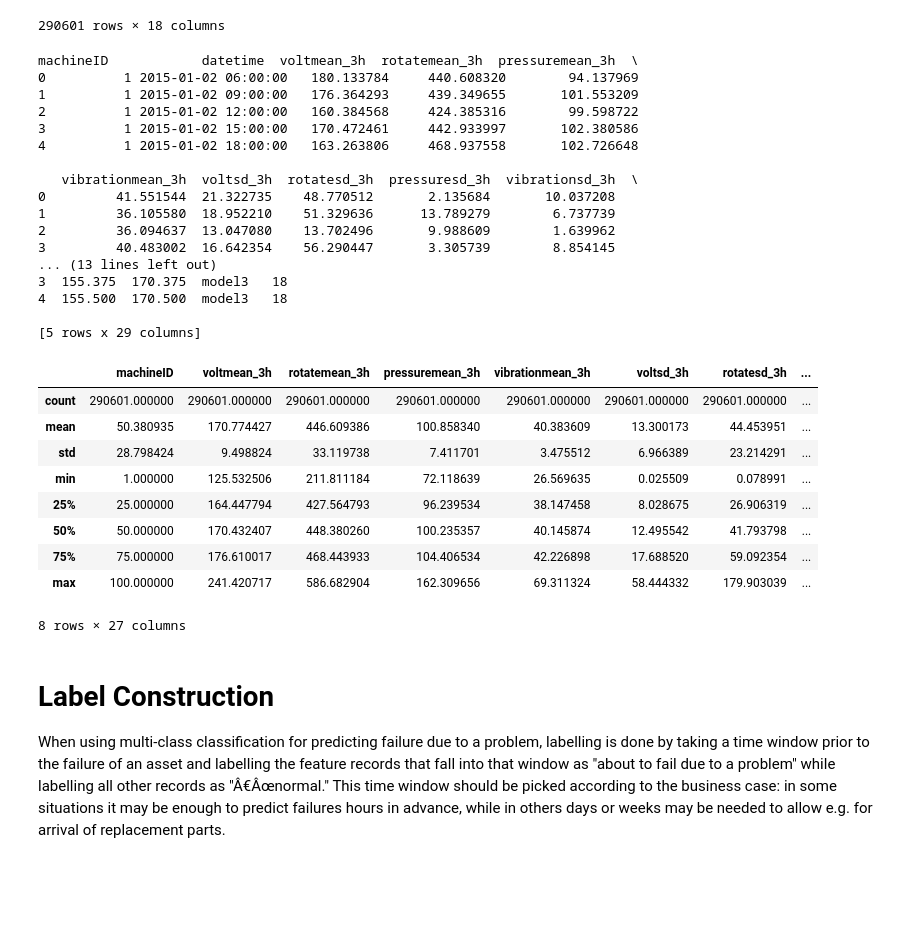
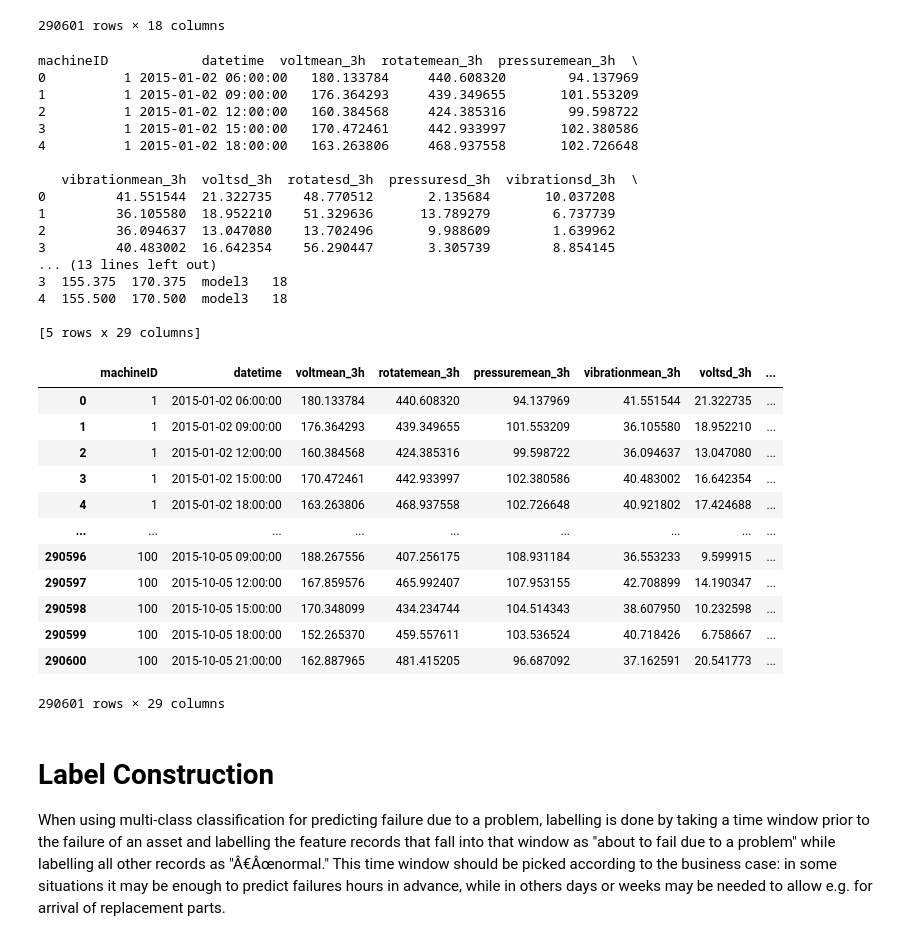
Before and after one commit to andreiciobanu/Predictive_Maintenance_using_Machine-Learning_Microsoft_Casestudy, a Jupyter notebook: Predictive Maintenance using Machine Learning.ipynb, the cells around one changed output. Drawn from its saved outputs; the diff is of its cells as text; code cells hidden in the pictures; blank space fills up the shorter version.

```diff
--- a/Predictive Maintenance using Machine Learning.ipynb
+++ b/Predictive Maintenance using Machine Learning.ipynb
@@ -667,38 +654,41 @@ telemetry_feat
 # %%
 final_feat = telemetry_feat.merge(error_count, on=['datetime', 'machineID'], how='left')
 final_feat = final_feat.merge(comp_rep, on=['datetime', 'machineID'], how='left')
 final_feat = final_feat.merge(machines, on=['machineID'], how='left')
 
 print(final_feat.head())
-final_feat.describe()
+final_feat
 # %% [output]
 machineID            datetime  voltmean_3h  rotatemean_3h  pressuremean_3h  \
 0          1 2015-01-02 06:00:00   180.133784     440.608320        94.137969
 1          1 2015-01-02 09:00:00   176.364293     439.349655       101.553209
 2          1 2015-01-02 12:00:00   160.384568     424.385316        99.598722
 3          1 2015-01-02 15:00:00   170.472461     442.933997       102.380586
 4          1 2015-01-02 18:00:00   163.263806     468.937558       102.726648
 
    vibrationmean_3h  voltsd_3h  rotatesd_3h  pressuresd_3h  vibrationsd_3h  \
 0         41.551544  21.322735    48.770512       2.135684       10.037208
 1         36.105580  18.952210    51.329636      13.789279        6.737739
 2         36.094637  13.047080    13.702496       9.988609        1.639962
 3         40.483002  16.642354    56.290447       3.305739        8.854145
 ... (13 lines left out)
 3  155.375  170.375  model3   18
 4  155.500  170.500  model3   18
 
 [5 rows x 29 columns]
-|  | machineID | voltmean_3h | rotatemean_3h | pressuremean_3h | vibrationmean_3h | voltsd_3h | rotatesd_3h | ... |
-| count | 290601.000000 | 290601.000000 | 290601.000000 | 290601.000000 | 290601.000000 | 290601.000000 | 290601.000000 | ... |
-| mean | 50.380935 | 170.774427 | 446.609386 | 100.858340 | 40.383609 | 13.300173 | 44.453951 | ... |
-| std | 28.798424 | 9.498824 | 33.119738 | 7.411701 | 3.475512 | 6.966389 | 23.214291 | ... |
-| min | 1.000000 | 125.532506 | 211.811184 | 72.118639 | 26.569635 | 0.025509 | 0.078991 | ... |
-| 25% | 25.000000 | 164.447794 | 427.564793 | 96.239534 | 38.147458 | 8.028675 | 26.906319 | ... |
-| 50% | 50.000000 | 170.432407 | 448.380260 | 100.235357 | 40.145874 | 12.495542 | 41.793798 | ... |
-| 75% | 75.000000 | 176.610017 | 468.443933 | 104.406534 | 42.226898 | 17.688520 | 59.092354 | ... |
-| max | 100.000000 | 241.420717 | 586.682904 | 162.309656 | 69.311324 | 58.444332 | 179.903039 | ... |
+|  | machineID | datetime | voltmean_3h | rotatemean_3h | pressuremean_3h | vibrationmean_3h | voltsd_3h | ... |
+| 0 | 1 | 2015-01-02 06:00:00 | 180.133784 | 440.608320 | 94.137969 | 41.551544 | 21.322735 | ... |
+| 1 | 1 | 2015-01-02 09:00:00 | 176.364293 | 439.349655 | 101.553209 | 36.105580 | 18.952210 | ... |
+| 2 | 1 | 2015-01-02 12:00:00 | 160.384568 | 424.385316 | 99.598722 | 36.094637 | 13.047080 | ... |
+| 3 | 1 | 2015-01-02 15:00:00 | 170.472461 | 442.933997 | 102.380586 | 40.483002 | 16.642354 | ... |
+| 4 | 1 | 2015-01-02 18:00:00 | 163.263806 | 468.937558 | 102.726648 | 40.921802 | 17.424688 | ... |
+| ... | ... | ... | ... | ... | ... | ... | ... | ... |
+| 290596 | 100 | 2015-10-05 09:00:00 | 188.267556 | 407.256175 | 108.931184 | 36.553233 | 9.599915 | ... |
+| 290597 | 100 | 2015-10-05 12:00:00 | 167.859576 | 465.992407 | 107.953155 | 42.708899 | 14.190347 | ... |
+| 290598 | 100 | 2015-10-05 15:00:00 | 170.348099 | 434.234744 | 104.514343 | 38.607950 | 10.232598 | ... |
+| 290599 | 100 | 2015-10-05 18:00:00 | 152.265370 | 459.557611 | 103.536524 | 40.718426 | 6.758667 | ... |
+| 290600 | 100 | 2015-10-05 21:00:00 | 162.887965 | 481.415205 | 96.687092 | 37.162591 | 20.541773 | ... |
-8 rows × 27 columns
+290601 rows × 29 columns
 # %% [markdown]
 # Label Construction
 When using multi-class classification for predicting failure due to a problem, labelling is done by taking a time window prior to the failure of an asset and labelling the feature records that fall into that window as "about to fail due to a problem" while labelling all other records as "Â€Âœnormal." This time window should be picked according to the business case: in some situations it may be enough to predict failures hours in advance, while in others days or weeks may be needed to allow e.g. for arrival of replacement parts.
```
Also changed, not shown: parts of 7 cells of this notebook, 4 other files.
